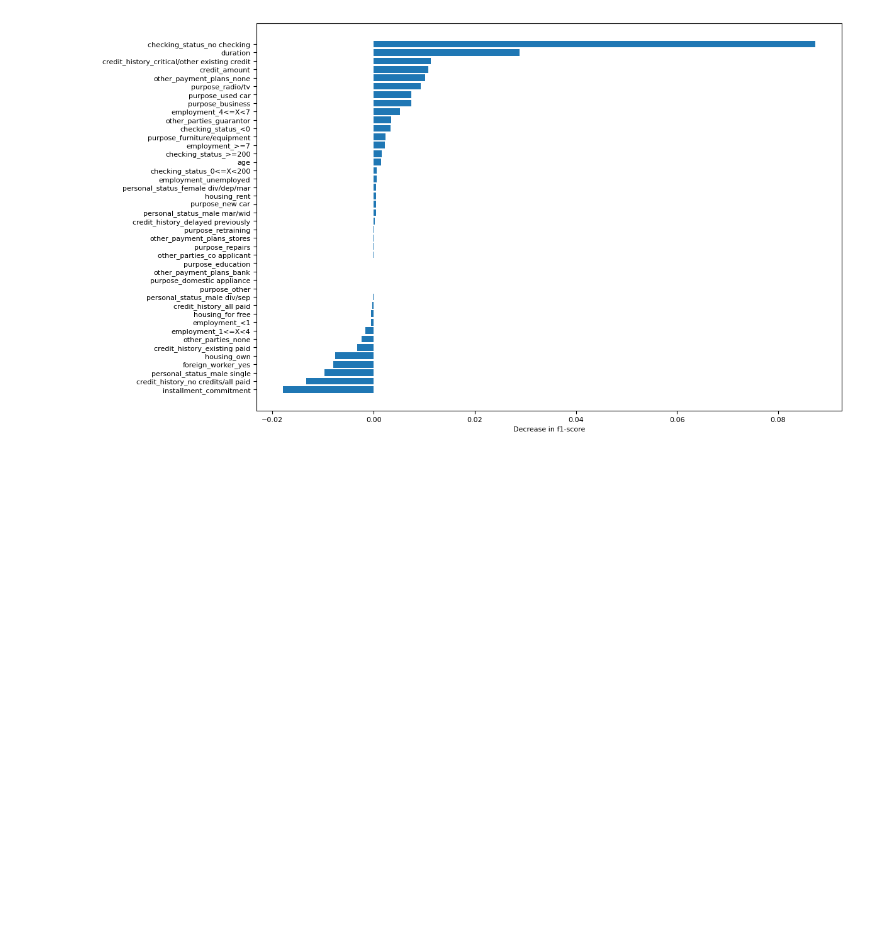
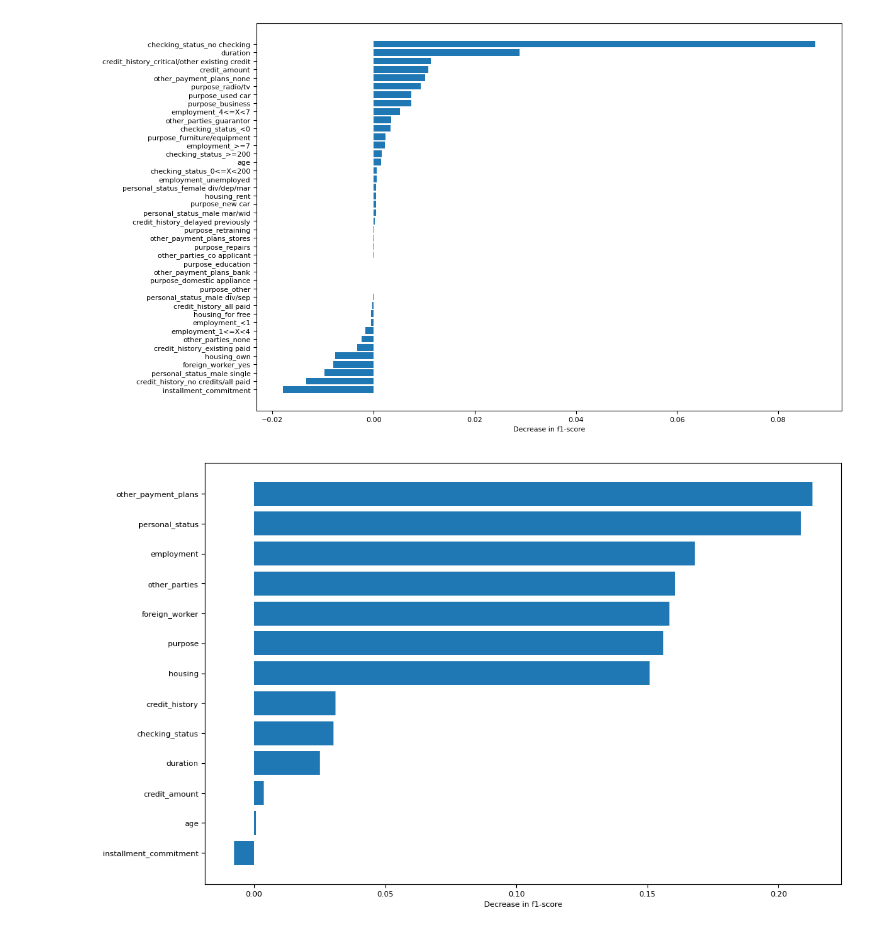
Before and after one commit to MaxPersoon/XAI-Project, a Jupyter notebook: XAI_group_project_DT.ipynb, the cells around one changed output. Saved outputs shown, nothing was run; the diff lists cells and outputs as text; code cells hidden in the pictures; blank space fills up the shorter version.

```diff
--- a/XAI_group_project_DT.ipynb
+++ b/XAI_group_project_DT.ipynb
@@ -295,3 +295,60 @@ plt.barh(X_prime.columns[order], perm_importance.importances_mean[order])
 plt.xlabel("Decrease in f1-score");
 # %% [output]
 [figure]
+# %%
+from sklearn.metrics import confusion_matrix
+from mlxtend.evaluate import feature_importance_permutation
+
+
+def custom_f1_score(y_true, y_pred):
+    weights = np.array([5 if x else 1 for x in y_true])
+    return f1_score(y_true, y_pred, sample_weight=weights)
+
+
+# Permutation feature importance scores for each feature
+X_train, X_test, y_train, y_test = train_test_split(X_prime.values, y.values, test_size=.3, random_state=random_state, stratify=y)
+
+clf = RandomForestClassifier(max_depth=7, random_state=random_state).fit(X_train, y_train, sample_weight=[5 if x else 1 for x in y_train])
+
+feature_groups = [
+    0, 1, 2, 3,     # duration, credit_amount, installment_commitment, age
+    range(4, 8),    # checking_status
+    range(8, 13),   # credit_history
+    range(13, 23),  # purpose
+    range(23, 28),  # employment
+    range(28, 32),  # personal_status
+    range(32, 35),  # other_parties
+    range(35, 38),  # other_payment_plans
+    range(38, 41),  # housing
+    41              # foreign_worker
+]
+
+column_names = np.array([
+    "duration", "credit_amount", "installment_commitment", "age",
+    "checking_status",
+    "credit_history",
+    "purpose",
+    "employment",
+    "personal_status",
+    "other_parties",
+    "other_payment_plans",
+    "housing",
+    "foreign_worker"
+])
+
+imp_vals, _ = feature_importance_permutation(
+    X=X_test,
+    y=y_test,
+    predict_method=clf.predict,
+    metric=custom_f1_score,
+    num_rounds=1,
+    feature_groups=feature_groups,
+    seed=random_state
+)
+
+# Show the permutation feature importance scores on the bar graph
+order = imp_vals.argsort()
+plt.barh(column_names[order], imp_vals[order])
+plt.xlabel("Decrease in f1-score");
+# %% [output]
+[figure, added]
```
